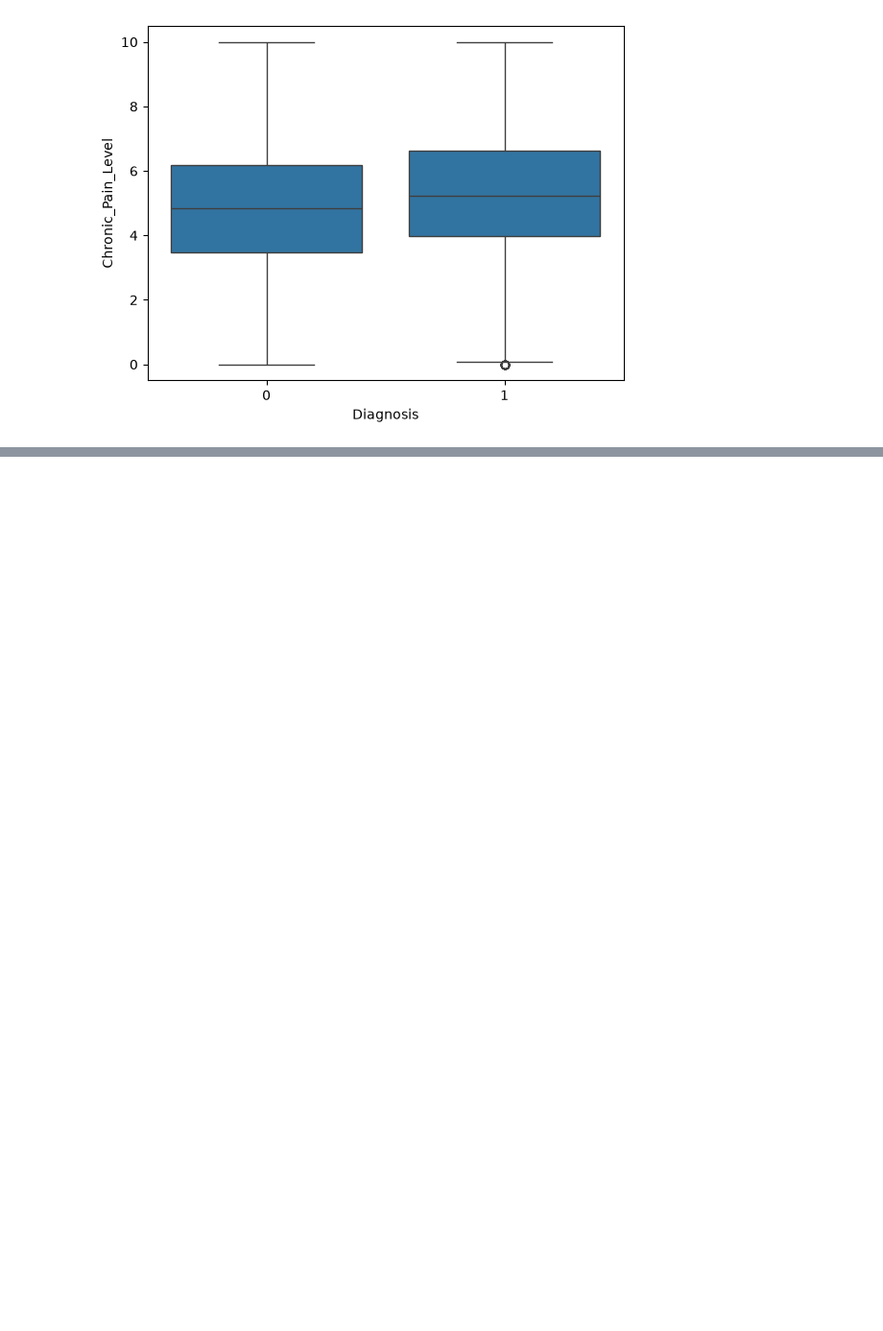
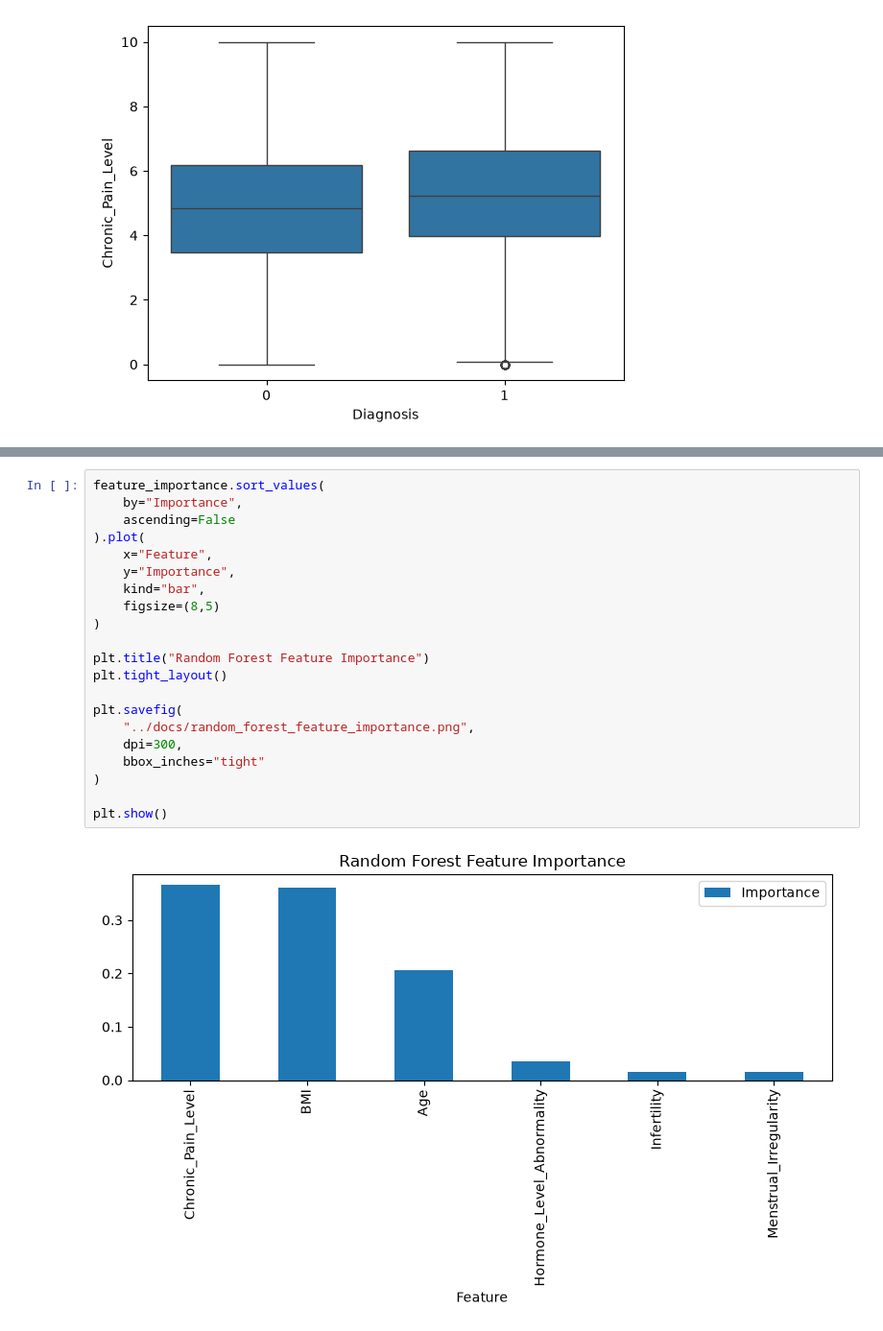
Before and after one commit to Sameeksha2597/endometriosis-ai, a Jupyter notebook: notebooks/01_data_inspection.ipynb, the cells around one changed output, grey strips where cells are left out. Shown at 96% size. Cells and saved outputs as stored; diff of their text form; blank space fills up the shorter version.

```diff
--- a/notebooks/01_data_inspection.ipynb
+++ b/notebooks/01_data_inspection.ipynb
@@ -155,0 +364,23 @@ plt.show()
+# %%
+feature_importance.sort_values(
+    by="Importance",
+    ascending=False
+).plot(
+    x="Feature",
+    y="Importance",
+    kind="bar",
+    figsize=(8,5)
+)
+
+plt.title("Random Forest Feature Importance")
+plt.tight_layout()
+
+plt.savefig(
+    "../docs/random_forest_feature_importance.png",
+    dpi=300,
+    bbox_inches="tight"
+)
+
+plt.show()
+# %% [output]
+[figure, added]
```
Also changed, not shown: parts of 9 cells of this notebook, 9 other files.
